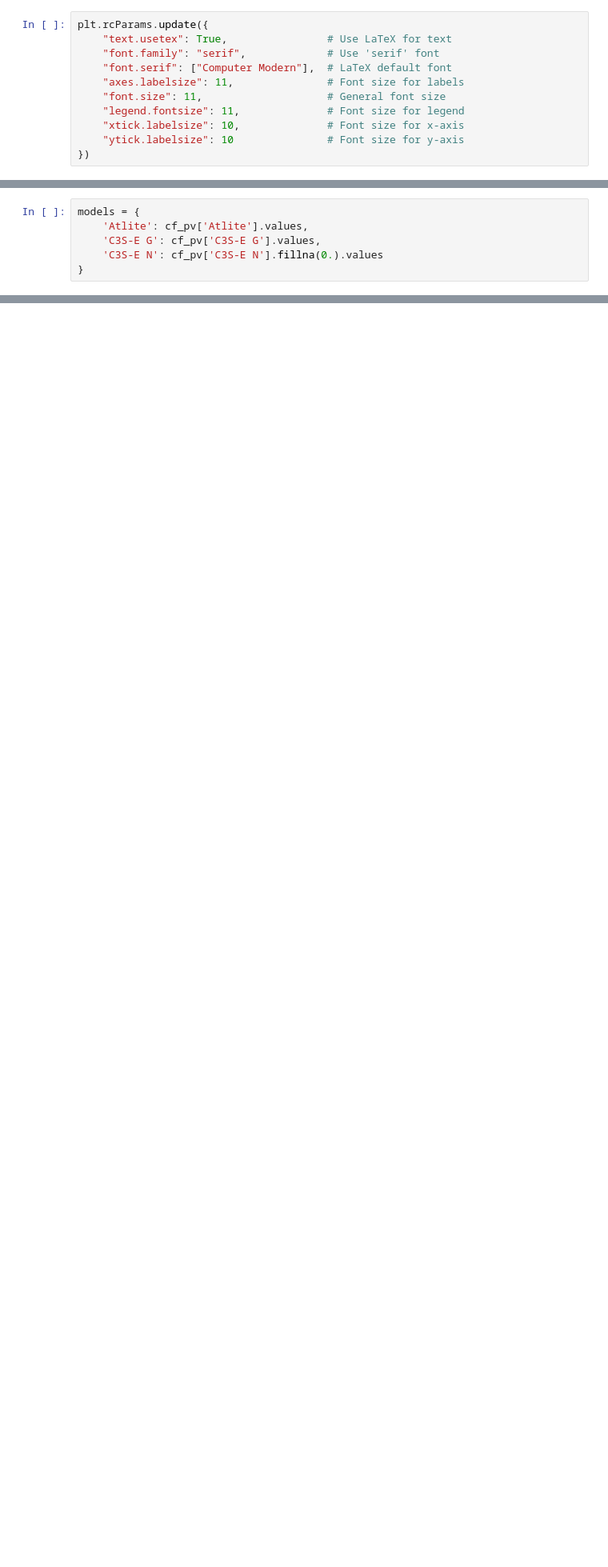
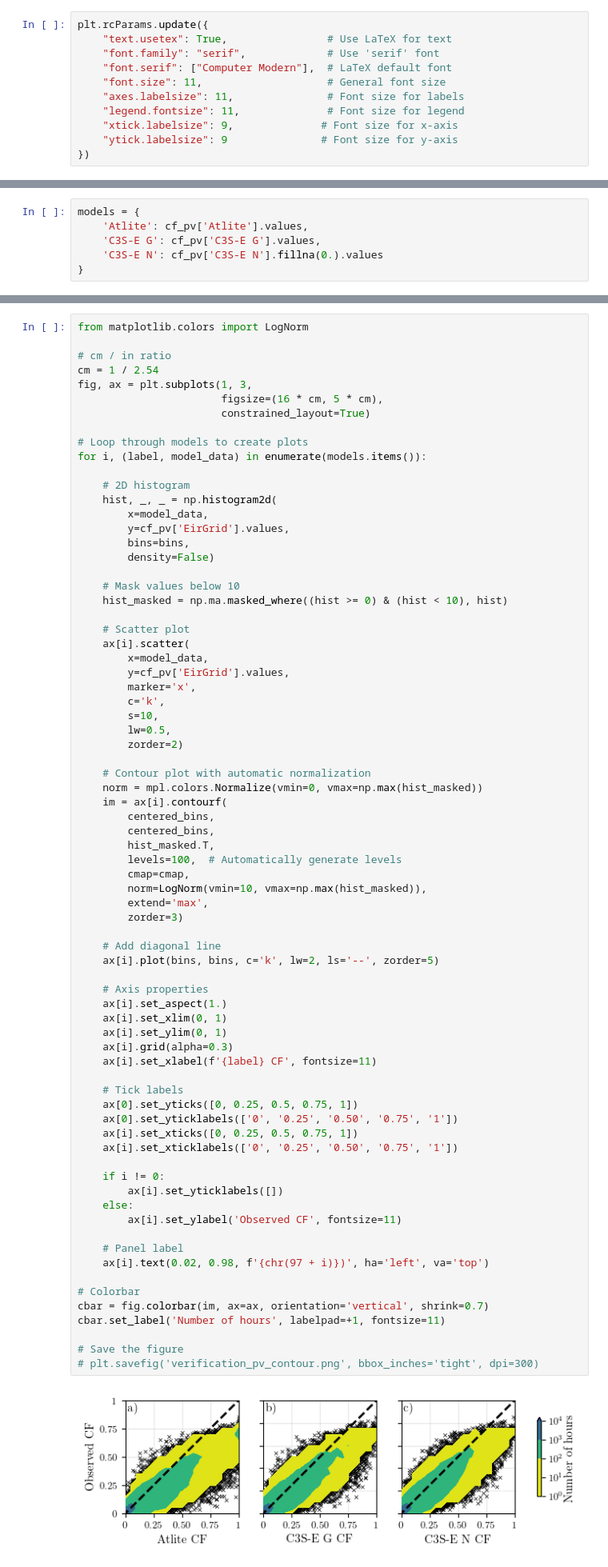
Before and after one commit to BorisM202/RES_droughts, a Jupyter notebook: Scripts/verification_pv_contour.ipynb, the cells around one changed output, grey strips where cells are left out. Shown at 80% size. Cells and saved outputs as stored; diff of their text form; blank space fills up the shorter version.

Commit message:
Update Figures Label sizze

```diff
--- a/Scripts/verification_pv_contour.ipynb
+++ b/Scripts/verification_pv_contour.ipynb
@@ -8,11 +8,11 @@ plt.rcParams.update({
     "text.usetex": True,                # Use LaTeX for text
     "font.family": "serif",             # Use 'serif' font
     "font.serif": ["Computer Modern"],  # LaTeX default font
+    "font.size": 11,                    # General font size
     "axes.labelsize": 11,               # Font size for labels
-    "font.size": 11,                    # General font size
     "legend.fontsize": 11,              # Font size for legend
-    "xtick.labelsize": 10,              # Font size for x-axis
-    "ytick.labelsize": 10               # Font size for y-axis
+    "xtick.labelsize": 9,              # Font size for x-axis
+    "ytick.labelsize": 9               # Font size for y-axis
 })
 # %%
 cf_pv = pd.read_csv('../Data/verification_cf_pv_1823.csv',
@@ -135,0 +139,76 @@ plt.savefig('verification_pv_contour.png', bbox_inches='tight', dpi=300)
+# %%
+from matplotlib.colors import LogNorm
+
+# cm / in ratio
+cm = 1 / 2.54
+fig, ax = plt.subplots(1, 3,
+                       figsize=(16 * cm, 5 * cm),
+                       constrained_layout=True)
+
+# Loop through models to create plots
+for i, (label, model_data) in enumerate(models.items()):
+
+    # 2D histogram
+    hist, _, _ = np.histogram2d(
+        x=model_data,
+        y=cf_pv['EirGrid'].values,
+        bins=bins,
+        density=False)
+
+    # Mask values below 10
+    hist_masked = np.ma.masked_where((hist >= 0) & (hist < 10), hist)
+
+    # Scatter plot
+    ax[i].scatter(
+        x=model_data,
+        y=cf_pv['EirGrid'].values,
+        marker='x',
+        c='k',
+        s=10,
+        lw=0.5,
+        zorder=2)
+
+    # Contour plot with automatic normalization
+    norm = mpl.colors.Normalize(vmin=0, vmax=np.max(hist_masked))
+    im = ax[i].contourf(
+        centered_bins,
+        centered_bins,
+        hist_masked.T,
+        levels=100,  # Automatically generate levels
+        cmap=cmap,
+        norm=LogNorm(vmin=10, vmax=np.max(hist_masked)),
+        extend='max',
+        zorder=3)
+
+    # Add diagonal line
+    ax[i].plot(bins, bins, c='k', lw=2, ls='--', zorder=5)
+
+    # Axis properties
+    ax[i].set_aspect(1.)
+    ax[i].set_xlim(0, 1)
+    ax[i].set_ylim(0, 1)
+    ax[i].grid(alpha=0.3)
+    ax[i].set_xlabel(f'{label} CF', fontsize=11)
+
+    # Tick labels
+    ax[0].set_yticks([0, 0.25, 0.5, 0.75, 1])
+    ax[0].set_yticklabels(['0', '0.25', '0.50', '0.75', '1'])
+    ax[i].set_xticks([0, 0.25, 0.5, 0.75, 1])
+    ax[i].set_xticklabels(['0', '0.25', '0.50', '0.75', '1'])
+
+    if i != 0:
+        ax[i].set_yticklabels([])
+    else:
+        ax[i].set_ylabel('Observed CF', fontsize=11)
+
+    # Panel label
+    ax[i].text(0.02, 0.98, f'{chr(97 + i)})', ha='left', va='top')
+
+# Colorbar
+cbar = fig.colorbar(im, ax=ax, orientation='vertical', shrink=0.7)
+cbar.set_label('Number of hours', labelpad=+1, fontsize=11)
+
+# Save the figure
+# plt.savefig('verification_pv_contour.png', bbox_inches='tight', dpi=300)
+# %% [output]
+[figure, added]
```
Also changed, not shown: parts of 3 cells of this notebook, 11 other files.
